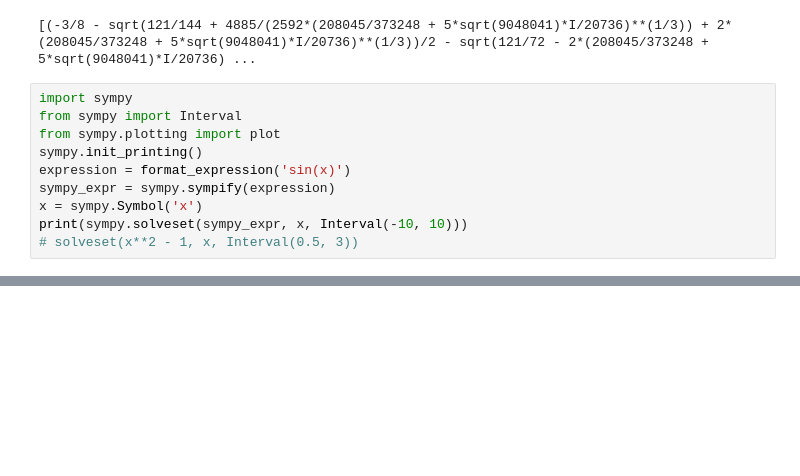
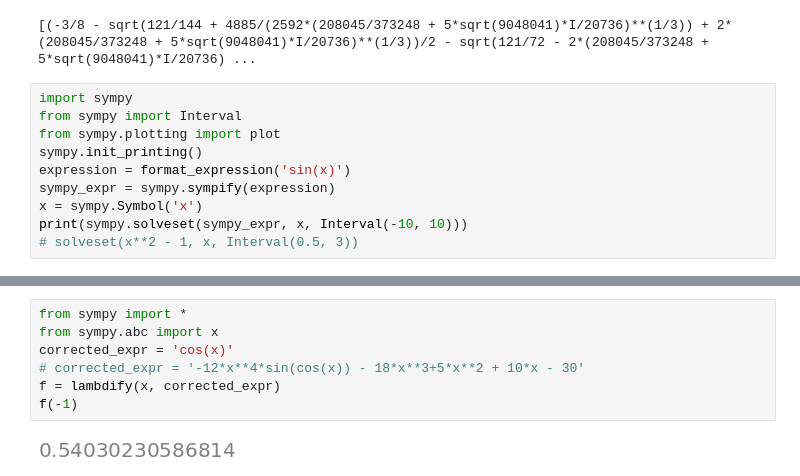
Before and after one commit to Rusttm/GBsPython, a Jupyter notebook: 11_part/DZ1.ipynb, the cells around one changed output, grey strips where cells are left out. Saved outputs shown, nothing was run; the diff lists cells and outputs as text; blank space fills up the shorter version.

Commit message:
answer correct resolver

```diff
--- a/11_part/DZ1.ipynb
+++ b/11_part/DZ1.ipynb
@@ -238,0 +251,9 @@ print(sympy.solveset(sympy_expr, x, Interval(-10, 10)))
+# %%
+from sympy import *
+from sympy.abc import x
+corrected_expr = 'cos(x)'
+# corrected_expr = '-12*x**4*sin(cos(x)) - 18*x**3+5*x**2 + 10*x - 30'
+f = lambdify(x, corrected_expr)
+f(-1)
+# %% [output]
+[figure, added]
```
Also changed, not shown: parts of 3 cells of this notebook, 4 other files.
